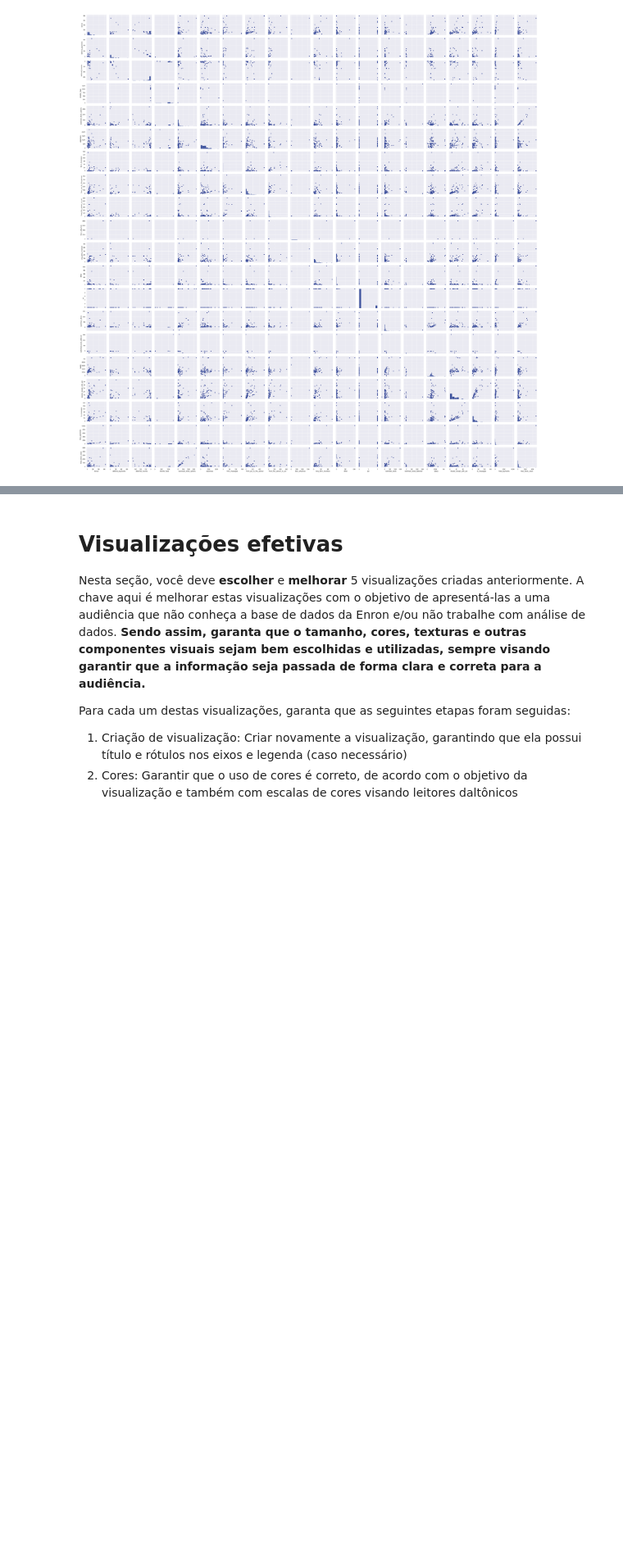
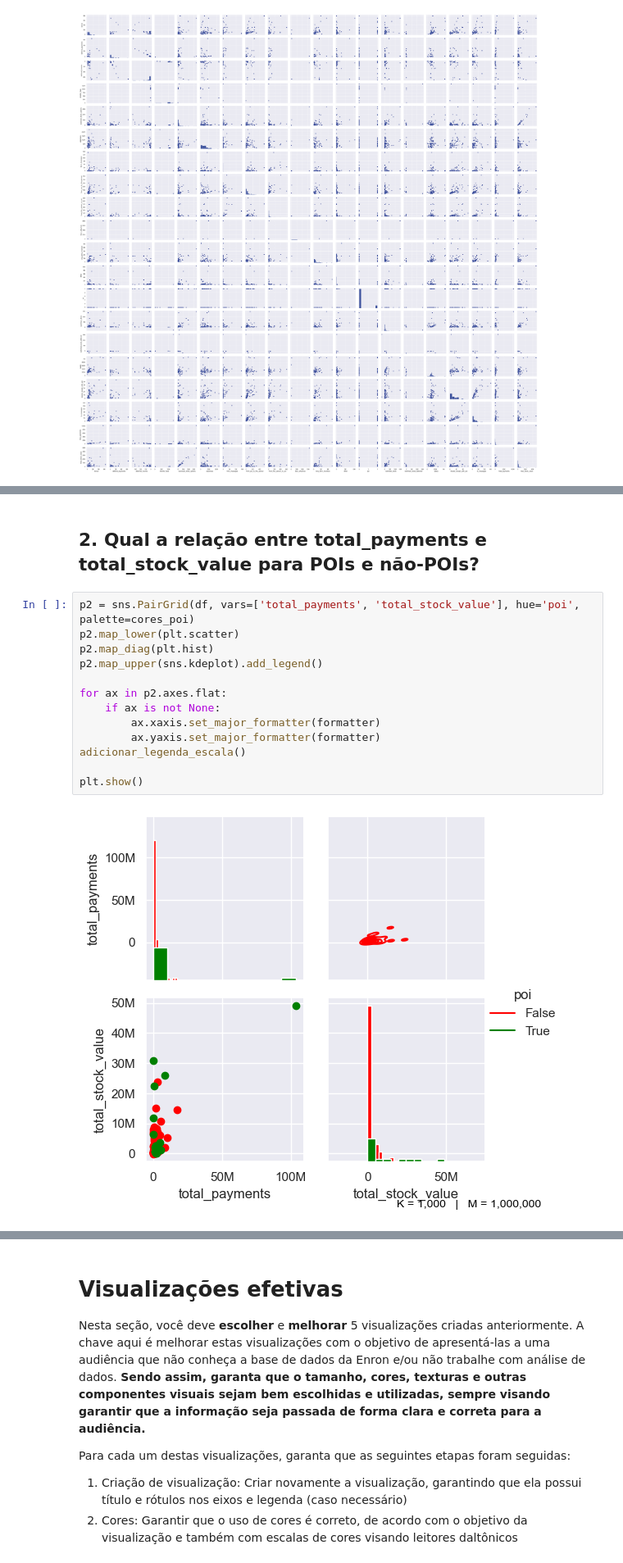
Before and after one commit to GhortheBrute/Preparacao-e-Analise-Exploratoria-de-Dados, a Jupyter notebook: Atividade Prática/Jesus Wildes - AED - ATP (Etapa 3).ipynb, the cells around one changed output, grey strips where cells are left out. Shown at 82% size. Cells and saved outputs as stored; diff of their text form; blank space fills up the shorter version.

```diff
--- a/Atividade Prática/Jesus Wildes - AED - ATP (Etapa 3).ipynb
+++ b/Atividade Prática/Jesus Wildes - AED - ATP (Etapa 3).ipynb
@@ -400,0 +434,17 @@ plt.show()
+# %% [markdown]
+## 2. Qual a relação entre total_payments e total_stock_value para POIs e não-POIs?
+# %%
+p2 = sns.PairGrid(df, vars=['total_payments', 'total_stock_value'], hue='poi', palette=cores_poi)
+p2.map_lower(plt.scatter)
+p2.map_diag(plt.hist)
+p2.map_upper(sns.kdeplot).add_legend()
+
+for ax in p2.axes.flat:
+    if ax is not None:
+        ax.xaxis.set_major_formatter(formatter)
+        ax.yaxis.set_major_formatter(formatter)
+adicionar_legenda_escala()
+
+plt.show()
+# %% [output]
+[figure, added]
```
Also changed, not shown: parts of 22 cells of this notebook.
